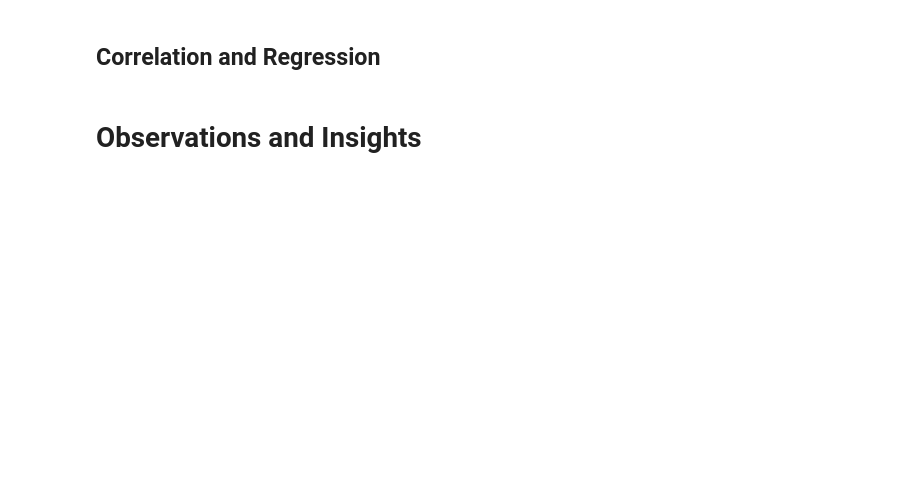
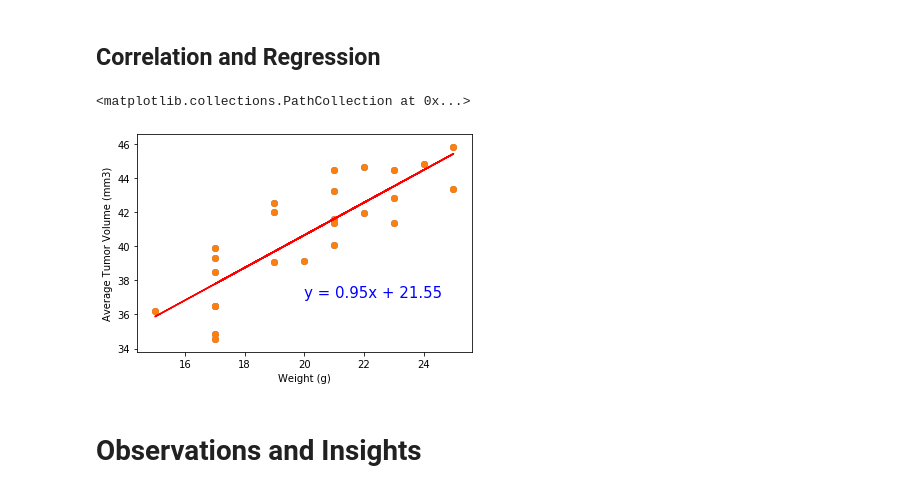
Before and after one commit to matteo005/MatPlotLib_HW, a Jupyter notebook: pymaceuticals_starter.ipynb, the cells around one changed output. Drawn from its saved outputs; the diff is of its cells as text; code cells hidden in the pictures; blank space fills up the shorter version.

```diff
--- a/pymaceuticals_starter.ipynb
+++ b/pymaceuticals_starter.ipynb
@@ -347,2 +358,23 @@ plt.plot(x_axis, y_axis, linewidth = 2, markersize = 12)
+# %%
+# Calculate the correlation coefficient and linear regression model
+# for mouse weight and average tumor volume for the Capomulin regimen
+#import linregress module
+from scipy.stats import linregress
+
+#Calculate Slope
+(slope, intercept, rvalue, pvalue, stderr) = linregress(x_axis, y_axis)
+regress_values = x_axis * slope + intercept
+line_eq = "y = " + str(round(slope,2)) + "x + " + str(round(intercept,2))
+
+#Set plot points and plot Scatter
+plt.scatter(x_axis,y_axis)
+plt.plot(x_axis,regress_values,"r-")
+plt.annotate(line_eq,(20,37),fontsize=15,color="blue")
+plt.xlabel('Weight (g)')
+plt.ylabel('Average Tumor Volume (mm3)')
+plt.scatter(x_axis,y_axis)
+# %% [output]
+<matplotlib.collections.PathCollection at 0x...>
+[figure, added]
 # %% [markdown]
 # Observations and Insights
```
Also changed, not shown: parts of 4 cells of this notebook.
